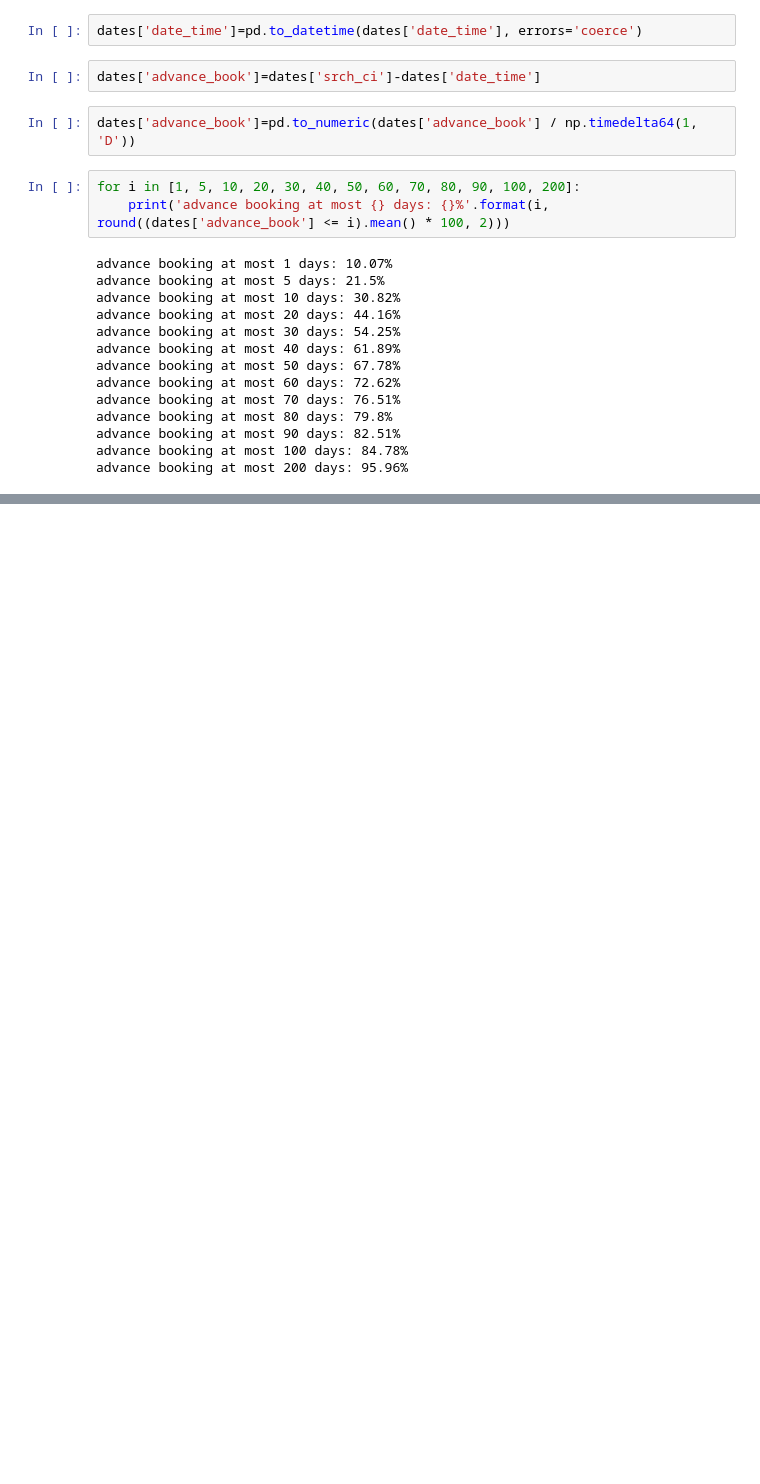
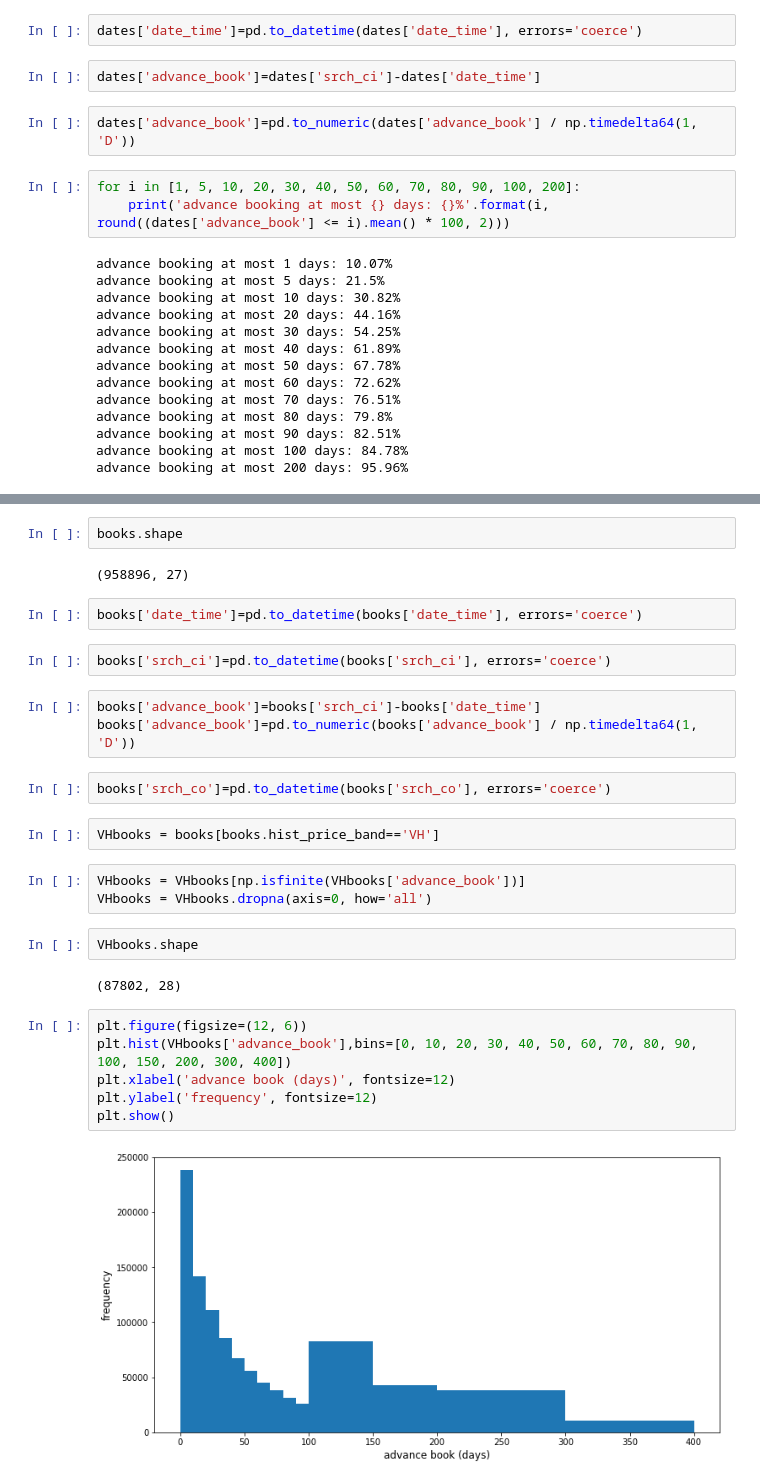
Before and after one commit to jyc969/LYTC, a Jupyter notebook: datafest.ipynb, the cells around one changed output, grey strips where cells are left out. Cells and saved outputs as stored; diff of their text form; blank space fills up the shorter version.

```diff
--- a/datafest.ipynb
+++ b/datafest.ipynb
@@ -311,0 +343,30 @@ advance booking at most 200 days: 95.96%
+# %%
+books.shape
+# %% [output]
+(958896, 27)
+# %%
+books['date_time']=pd.to_datetime(books['date_time'], errors='coerce')
+# %%
+books['srch_ci']=pd.to_datetime(books['srch_ci'], errors='coerce')
+# %%
+books['advance_book']=books['srch_ci']-books['date_time']
+books['advance_book']=pd.to_numeric(books['advance_book'] / np.timedelta64(1, 'D'))
+# %%
+books['srch_co']=pd.to_datetime(books['srch_co'], errors='coerce')
+# %%
+VHbooks = books[books.hist_price_band=='VH']
+# %%
+VHbooks = VHbooks[np.isfinite(VHbooks['advance_book'])]
+VHbooks = VHbooks.dropna(axis=0, how='all')
+# %%
+VHbooks.shape
+# %% [output]
+(87802, 28)
+# %%
+plt.figure(figsize=(12, 6))
+plt.hist(VHbooks['advance_book'],bins=[0, 10, 20, 30, 40, 50, 60, 70, 80, 90, 100, 150, 200, 300, 400])
+plt.xlabel('advance book (days)', fontsize=12)
+plt.ylabel('frequency', fontsize=12)
+plt.show()
+# %% [output]
+[figure, added]
```
Also changed, not shown: parts of 12 cells of this notebook.
